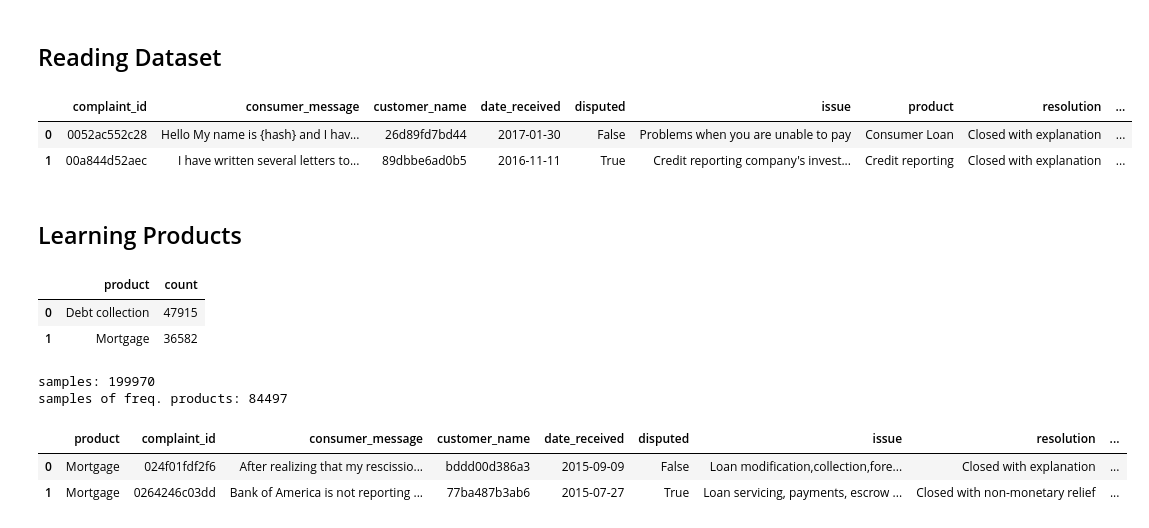
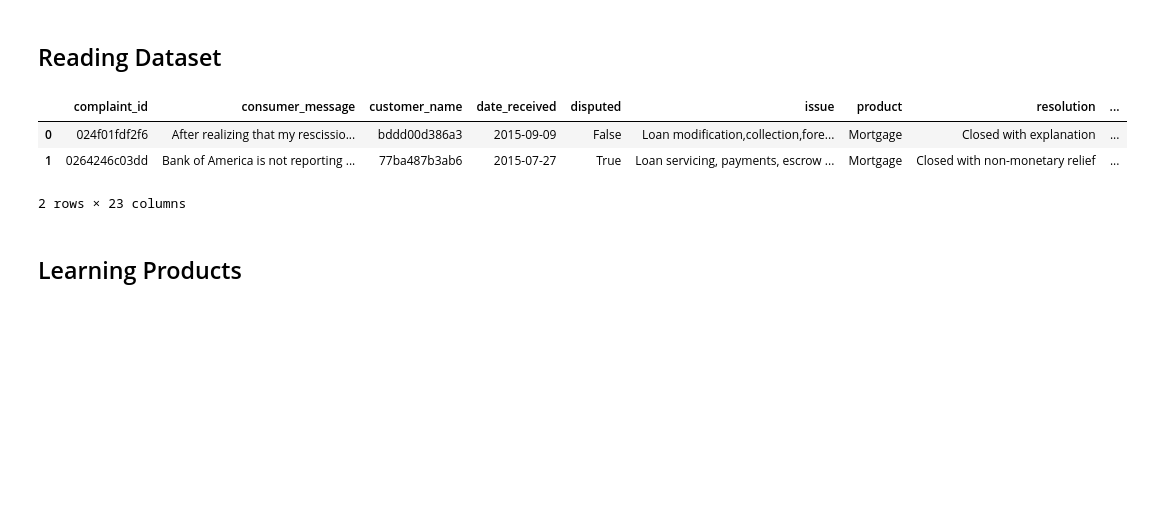
Before and after one commit to personalml/example, a Jupyter notebook: notebooks/exploration/issues-learning.ipynb, the cells around one changed output. Saved outputs shown, nothing was run; the diff lists cells and outputs as text; code cells hidden in the pictures; blank space fills up the shorter version.

```diff
--- a/notebooks/exploration/issues-learning.ipynb
+++ b/notebooks/exploration/issues-learning.ipynb
@@ -24,40 +24,15 @@ sns.set()
 # %% [markdown]
 ## Reading Dataset
 # %%
-DATA_FILE = P.config.lakes.refined + '/issues.parquet'
+DATA_FILE = P.config.lakes.refined + '/issues.encoded.parquet'
 
 x = C.io.stream.read(DATA_FILE)
 
 x.limit(2).toPandas()
 # %% [output]
 |  | complaint_id | consumer_message | customer_name | date_received | disputed | issue | product | resolution | ... |
-| 0 | 0052ac552c28 | Hello My name is {hash} and I hav... | 26d89fd7bd44 | 2017-01-30 | False | Problems when you are unable to pay | Consumer Loan | Closed with explanation | ... |
-| 1 | 00a844d52aec | I have written several letters to... | 89dbbe6ad0b5 | 2016-11-11 | True | Credit reporting company's invest... | Credit reporting | Closed with explanation | ... |
+| 0 | 024f01fdf2f6 | After realizing that my rescissio... | bddd00d386a3 | 2015-09-09 | False | Loan modification,collection,fore... | Mortgage | Closed with explanation | ... |
+| 1 | 0264246c03dd | Bank of America is not reporting ... | 77ba487b3ab6 | 2015-07-27 | True | Loan servicing, payments, escrow ... | Mortgage | Closed with non-monetary relief | ... |
+2 rows × 23 columns
 # %% [markdown]
 ## Learning Products
-# %%
-frequent_products = (
-    x.groupBy('product')
-     .count()
-     .orderBy(F.desc('count'))
-     .limit(2))
-
-frequent_products.toPandas()
-# %% [output]
-|  | product | count |
-| 0 | Debt collection | 47915 |
-| 1 | Mortgage | 36582 |
-# %%
-z = x.join(frequent_products.drop('count'), how='inner', on='product')
-
-print('samples:', x.count())
-print('samples of freq. products:', z.count())
-# %% [output]
-samples: 199970
-samples of freq. products: 84497
-# %%
-z.limit(2).toPandas()
-# %% [output]
-|  | product | complaint_id | consumer_message | customer_name | date_received | disputed | issue | resolution | ... |
-| 0 | Mortgage | 024f01fdf2f6 | After realizing that my rescissio... | bddd00d386a3 | 2015-09-09 | False | Loan modification,collection,fore... | Closed with explanation | ... |
-| 1 | Mortgage | 0264246c03dd | Bank of America is not reporting ... | 77ba487b3ab6 | 2015-07-27 | True | Loan servicing, payments, escrow ... | Closed with non-monetary relief | ... |
```
Also changed, not shown: parts of 21 cells of this notebook, 4 other files.
